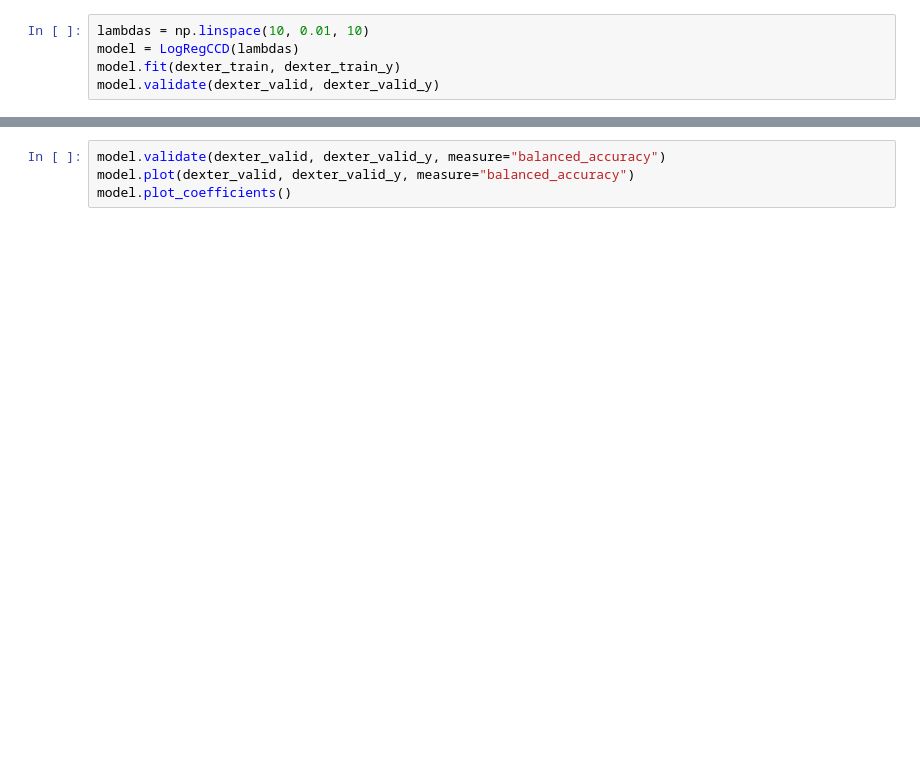
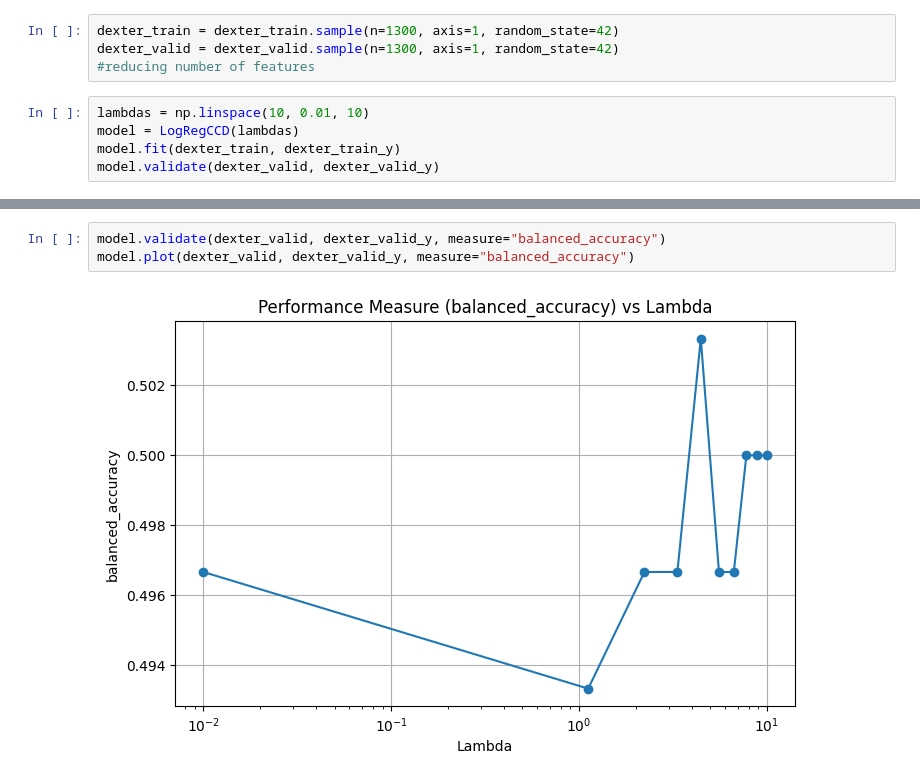
Before and after one commit to mouradianelen/LogRegCCD, a Jupyter notebook: dexter_notebook.ipynb, the cells around one changed output, grey strips where cells are left out. Saved outputs shown, nothing was run; the diff lists cells and outputs as text; blank space fills up the shorter version.

```diff
--- a/dexter_notebook.ipynb
+++ b/dexter_notebook.ipynb
@@ -27,6 +27,10 @@ dexter_valid_y = dexter_valid_y.squeeze()
 mapping = {1: 0, -1: 1}
 dexter_train_y = dexter_train_y.map(mapping).to_numpy()
 dexter_valid_y = dexter_valid_y.map(mapping).to_numpy()
+# %%
+dexter_train = dexter_train.sample(n=1300, axis=1, random_state=42)
+dexter_valid = dexter_valid.sample(n=1300, axis=1, random_state=42)
+#reducing number of features
 # %%
 lambdas = np.linspace(10, 0.01, 10)
 model = LogRegCCD(lambdas)
@@ -39,7 +47,8 @@ model.plot_coefficients()
 # %%
 model.validate(dexter_valid, dexter_valid_y, measure="balanced_accuracy")
 model.plot(dexter_valid, dexter_valid_y, measure="balanced_accuracy")
-model.plot_coefficients()
+# %% [output]
+[figure, added]
 # %%
 model.validate(dexter_valid, dexter_valid_y, measure="recall")
 model.plot(dexter_valid, dexter_valid_y, measure="recall")
```
Also changed, not shown: parts of 13 cells of this notebook, 18 other files.
